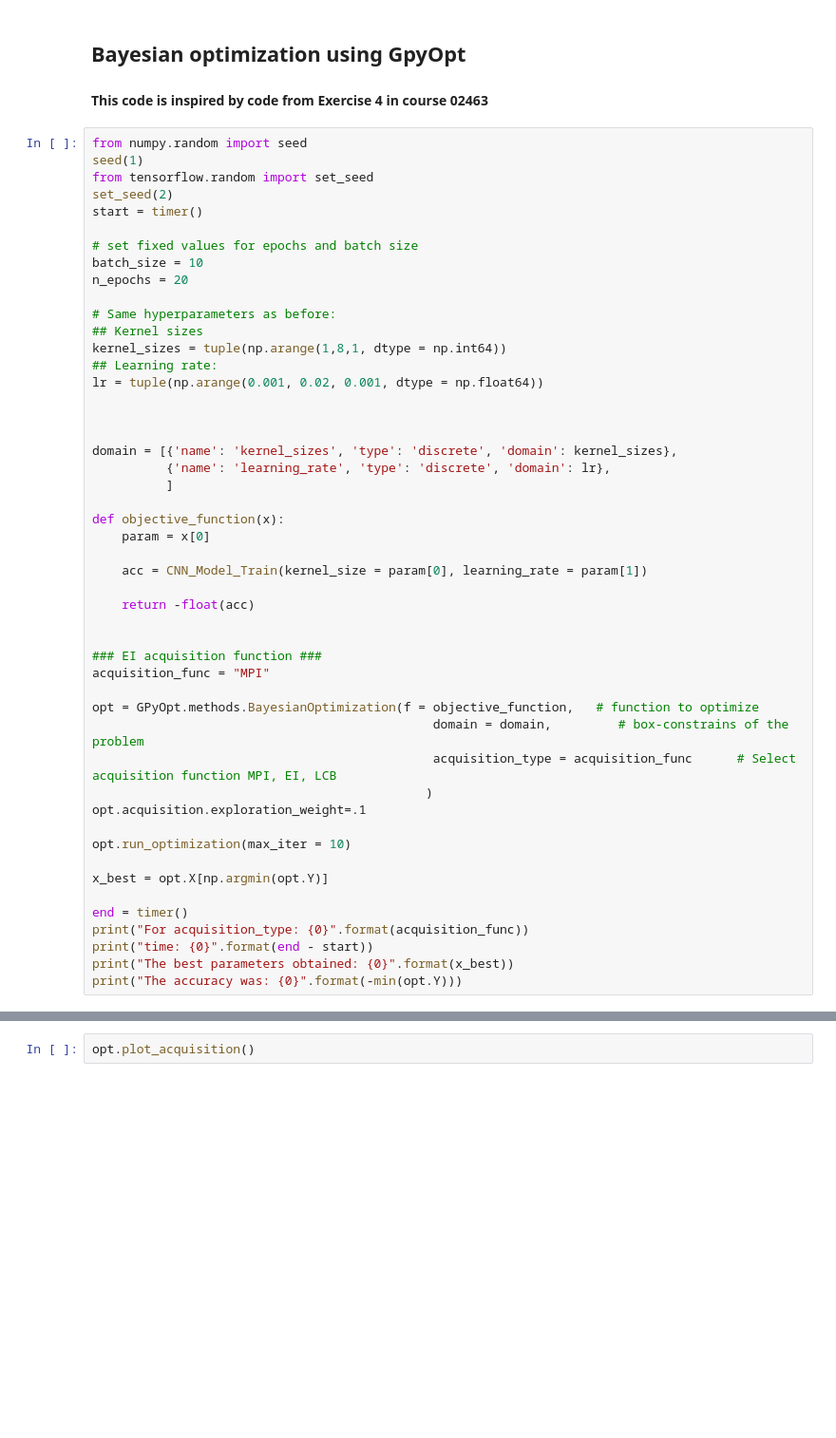
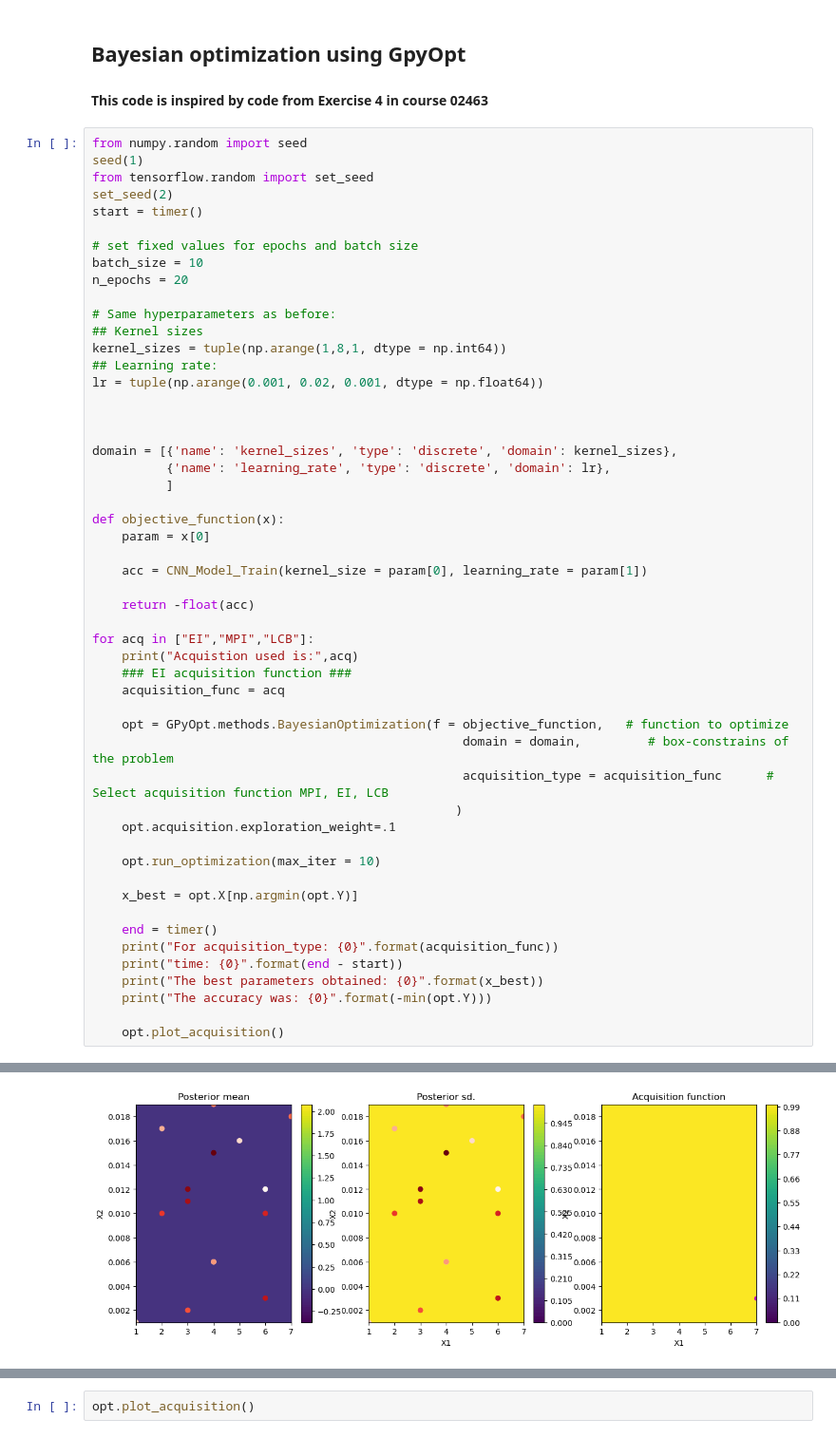
Before and after one commit to Maplewarrior/02463-Project-1, a Jupyter notebook: CNN implemented from kaggle.ipynb, the cells around one changed output, grey strips where cells are left out. Shown at 95% size. Drawn from its saved outputs; the diff is of its cells as text; blank space fills up the shorter version.

```diff
--- a/CNN implemented from kaggle.ipynb
+++ b/CNN implemented from kaggle.ipynb
@@ -362,23 +362,26 @@ def objective_function(x):
 
     return -float(acc)
 
+for acq in ["EI","MPI","LCB"]:
+    print("Acquistion used is:",acq)
+    ### EI acquisition function ###
+    acquisition_func = acq
 
-### EI acquisition function ###
-acquisition_func = "MPI"
+    opt = GPyOpt.methods.BayesianOptimization(f = objective_function,   # function to optimize
+                                                  domain = domain,         # box-constrains of the problem
+                                                  acquisition_type = acquisition_func      # Select acquisition function MPI, EI, LCB
+                                                 )
+    opt.acquisition.exploration_weight=.1
 
-opt = GPyOpt.methods.BayesianOptimization(f = objective_function,   # function to optimize
-                                              domain = domain,         # box-constrains of the problem
-                                              acquisition_type = acquisition_func      # Select acquisition function MPI, EI, LCB
-                                             )
-opt.acquisition.exploration_weight=.1
+    opt.run_optimization(max_iter = 10)
 
-opt.run_optimization(max_iter = 10)
+    x_best = opt.X[np.argmin(opt.Y)]
 
-x_best = opt.X[np.argmin(opt.Y)]
+    end = timer()
+    print("For acquisition_type: {0}".format(acquisition_func))
+    print("time: {0}".format(end - start))
+    print("The best parameters obtained: {0}".format(x_best))
+    print("The accuracy was: {0}".format(-min(opt.Y)))
 
-end = timer()
-print("For acquisition_type: {0}".format(acquisition_func))
-print("time: {0}".format(end - start))
-print("The best parameters obtained: {0}".format(x_best))
-print("The accuracy was: {0}".format(-min(opt.Y)))
+    opt.plot_acquisition()
 # %% [output]
@@ -401,0 +405 @@ The accuracy was: [0.86799997]
+[figure, added]
```
Also changed, not shown: parts of 3 cells of this notebook.
